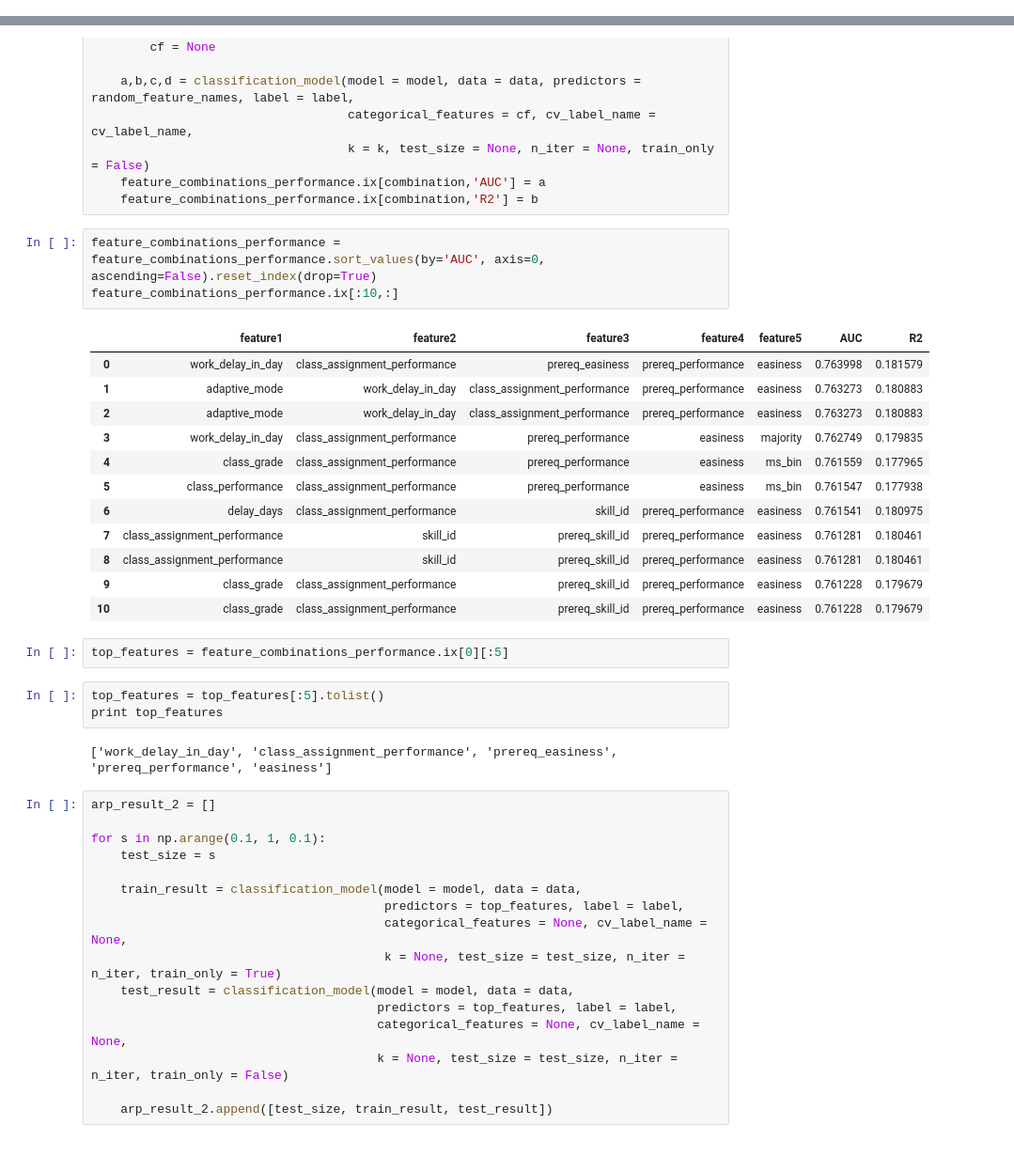
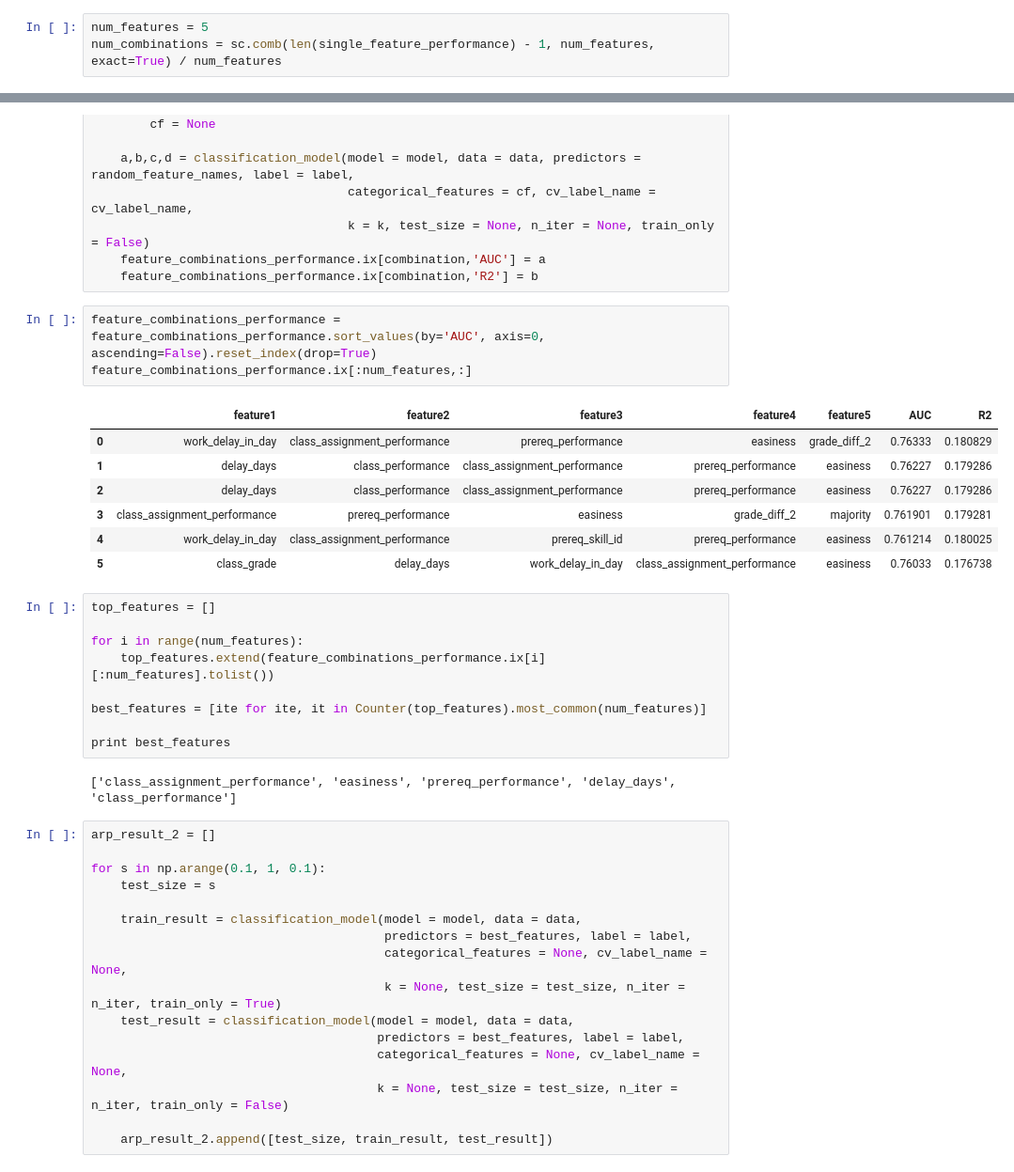
Before and after one commit to beardeer/assistments_analysis, a Jupyter notebook: ARRS/Chapter_3.ipynb, the cells around one changed output, grey strips where cells are left out. Shown at 94% size. Saved outputs shown, nothing was run; the diff lists cells and outputs as text.

```diff
--- a/ARRS/Chapter_3.ipynb
+++ b/ARRS/Chapter_3.ipynb
@@ -317,3 +310,6 @@ num_combinations = 1000
+# %%
+num_features = 5
+num_combinations = sc.comb(len(single_feature_performance) - 1, num_features, exact=True) / num_features
 # %%
 feature_column_names = ['feature'+str(x+1) for x in range(num_features)]
 feature_combinations_performance = pd.DataFrame(index=range(num_combinations), columns = feature_column_names + ['AUC', 'R2'])
@@ -340,27 +336,26 @@ for combination in tqdm(range(num_combinations)):
     feature_combinations_performance.ix[combination,'R2'] = b
 # %%
 feature_combinations_performance = feature_combinations_performance.sort_values(by='AUC', axis=0, ascending=False).reset_index(drop=True)
-feature_combinations_performance.ix[:10,:]
+feature_combinations_performance.ix[:num_features,:]
 # %% [output]
 |  | feature1 | feature2 | feature3 | feature4 | feature5 | AUC | R2 |
-| 0 | work_delay_in_day | class_assignment_performance | prereq_easiness | prereq_performance | easiness | 0.763998 | 0.181579 |
-| 1 | adaptive_mode | work_delay_in_day | class_assignment_performance | prereq_performance | easiness | 0.763273 | 0.180883 |
-| 2 | adaptive_mode | work_delay_in_day | class_assignment_performance | prereq_performance | easiness | 0.763273 | 0.180883 |
-| 3 | work_delay_in_day | class_assignment_performance | prereq_performance | easiness | majority | 0.762749 | 0.179835 |
-| 4 | class_grade | class_assignment_performance | prereq_performance | easiness | ms_bin | 0.761559 | 0.177965 |
-| 5 | class_performance | class_assignment_performance | prereq_performance | easiness | ms_bin | 0.761547 | 0.177938 |
-| 6 | delay_days | class_assignment_performance | skill_id | prereq_performance | easiness | 0.761541 | 0.180975 |
-| 7 | class_assignment_performance | skill_id | prereq_skill_id | prereq_performance | easiness | 0.761281 | 0.180461 |
-| 8 | class_assignment_performance | skill_id | prereq_skill_id | prereq_performance | easiness | 0.761281 | 0.180461 |
-| 9 | class_grade | class_assignment_performance | prereq_skill_id | prereq_performance | easiness | 0.761228 | 0.179679 |
-| 10 | class_grade | class_assignment_performance | prereq_skill_id | prereq_performance | easiness | 0.761228 | 0.179679 |
+| 0 | work_delay_in_day | class_assignment_performance | prereq_performance | easiness | grade_diff_2 | 0.76333 | 0.180829 |
+| 1 | delay_days | class_performance | class_assignment_performance | prereq_performance | easiness | 0.76227 | 0.179286 |
+| 2 | delay_days | class_performance | class_assignment_performance | prereq_performance | easiness | 0.76227 | 0.179286 |
+| 3 | class_assignment_performance | prereq_performance | easiness | grade_diff_2 | majority | 0.761901 | 0.179281 |
+| 4 | work_delay_in_day | class_assignment_performance | prereq_skill_id | prereq_performance | easiness | 0.761214 | 0.180025 |
+| 5 | class_grade | delay_days | work_delay_in_day | class_assignment_performance | easiness | 0.76033 | 0.176738 |
-# %%
-top_features = feature_combinations_performance.ix[0][:5]
-# %%
-top_features = top_features[:5].tolist()
-print top_features
-# %% [output]
-['work_delay_in_day', 'class_assignment_performance', 'prereq_easiness', 'prereq_performance', 'easiness']
+# %%
+top_features = []
+
+for i in range(num_features):
+    top_features.extend(feature_combinations_performance.ix[i][:num_features].tolist())
+
+best_features = [ite for ite, it in Counter(top_features).most_common(num_features)]
+
+print best_features
+# %% [output]
+['class_assignment_performance', 'easiness', 'prereq_performance', 'delay_days', 'class_performance']
 # %%
 arp_result_2 = []
 
@@ -368,11 +363,11 @@ for s in np.arange(0.1, 1, 0.1):
     test_size = s
 
     train_result = classification_model(model = model, data = data,
-                                        predictors = top_features, label = label,
+                                        predictors = best_features, label = label,
                                         categorical_features = None, cv_label_name = None,
                                         k = None, test_size = test_size, n_iter = n_iter, train_only = True)
     test_result = classification_model(model = model, data = data,
-                                       predictors = top_features, label = label,
+                                       predictors = best_features, label = label,
                                        categorical_features = None, cv_label_name = None,
                                        k = None, test_size = test_size, n_iter = n_iter, train_only = False)
 
```
Also changed, not shown: parts of 14 cells of this notebook.
